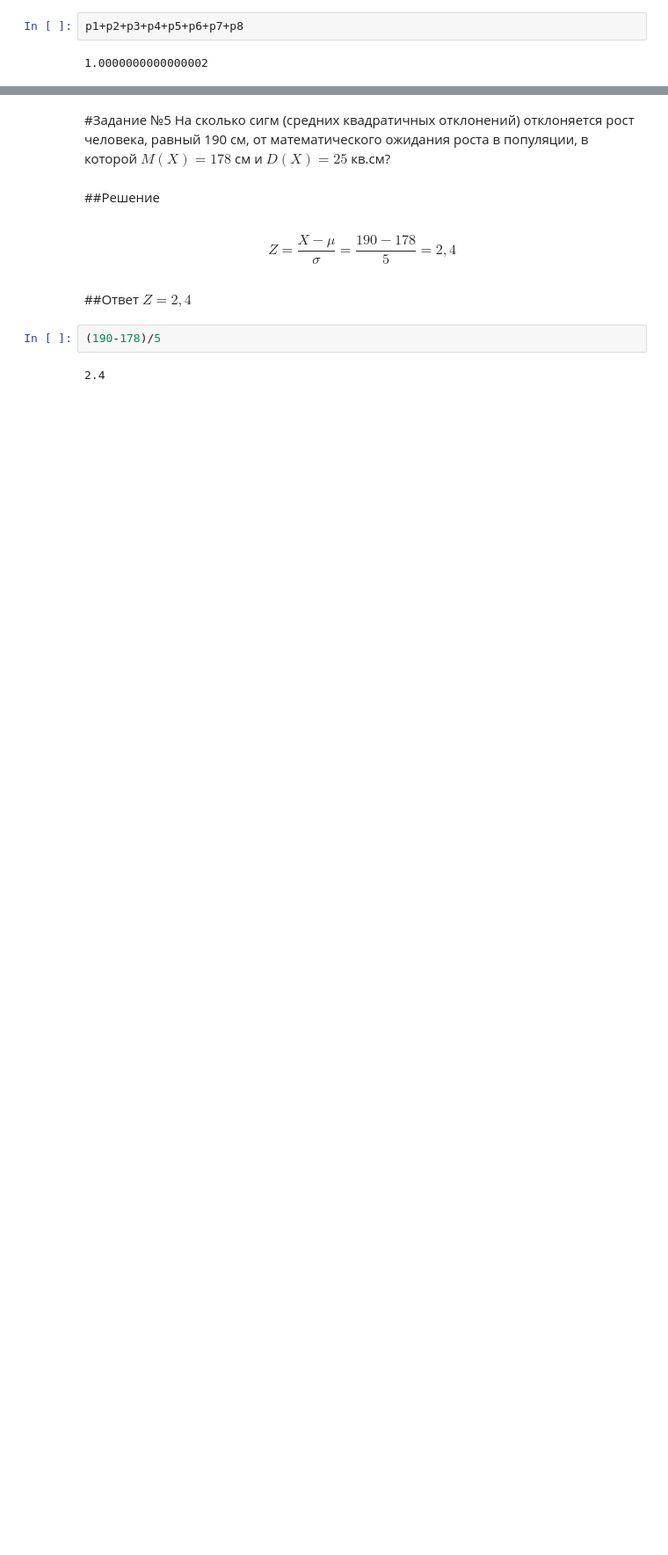
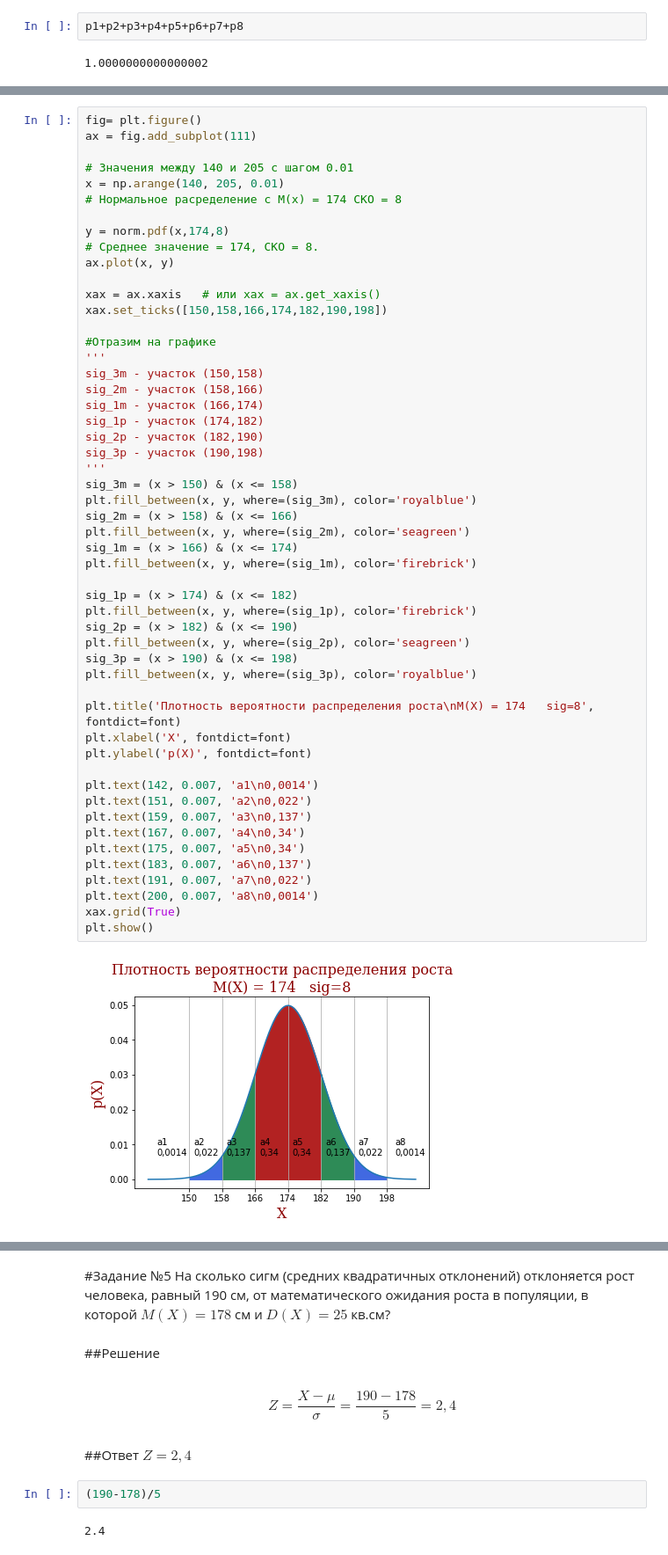
Before and after one commit to vinalyan/diff, a Jupyter notebook: Матстат_урок_4_ДЗ_Кожемякин_В_Е.ipynb, the cells around one changed output, grey strips where cells are left out. Shown at 88% size. Drawn from its saved outputs; the diff is of its cells as text; blank space fills up the shorter version.

```diff
--- a/Матстат_урок_4_ДЗ_Кожемякин_В_Е.ipynb
+++ b/Матстат_урок_4_ДЗ_Кожемякин_В_Е.ipynb
@@ -220,2 +172,56 @@ p1+p2+p3+p4+p5+p6+p7+p8
+# %%
+fig= plt.figure()
+ax = fig.add_subplot(111)
+
+# Значения между 140 и 205 с шагом 0.01
+x = np.arange(140, 205, 0.01)
+# Нормальное расределение с М(x) = 174 СКО = 8
+
+y = norm.pdf(x,174,8)
+# Среднее значение = 174, СКО = 8.
+ax.plot(x, y)
+
+xax = ax.xaxis   # или xax = ax.get_xaxis()
+xax.set_ticks([150,158,166,174,182,190,198])
+
+#Отразим на графике
+'''
+sig_3m - участок (150,158)
+sig_2m - участок (158,166)
+sig_1m - участок (166,174)
+sig_1p - участок (174,182)
+sig_2p - участок (182,190)
+sig_3p - участок (190,198)
+'''
+sig_3m = (x > 150) & (x <= 158)
+plt.fill_between(x, y, where=(sig_3m), color='royalblue')
+sig_2m = (x > 158) & (x <= 166)
+plt.fill_between(x, y, where=(sig_2m), color='seagreen')
+sig_1m = (x > 166) & (x <= 174)
+plt.fill_between(x, y, where=(sig_1m), color='firebrick')
+
+sig_1p = (x > 174) & (x <= 182)
+plt.fill_between(x, y, where=(sig_1p), color='firebrick')
+sig_2p = (x > 182) & (x <= 190)
+plt.fill_between(x, y, where=(sig_2p), color='seagreen')
+sig_3p = (x > 190) & (x <= 198)
+plt.fill_between(x, y, where=(sig_3p), color='royalblue')
+
+plt.title('Плотность вероятности распределения роста\nМ(X) = 174   sig=8', fontdict=font)
+plt.xlabel('X', fontdict=font)
+plt.ylabel('p(X)', fontdict=font)
+
+plt.text(142, 0.007, 'a1\n0,0014')
+plt.text(151, 0.007, 'a2\n0,022')
+plt.text(159, 0.007, 'a3\n0,137')
+plt.text(167, 0.007, 'a4\n0,34')
+plt.text(175, 0.007, 'a5\n0,34')
+plt.text(183, 0.007, 'a6\n0,137')
+plt.text(191, 0.007, 'a7\n0,022')
+plt.text(200, 0.007, 'a8\n0,0014')
+xax.grid(True)
+plt.show()
+# %% [output]
+[figure, added]
 # %% [markdown]
 ##Ответ
```
Also changed, not shown: parts of 17 cells of this notebook.
